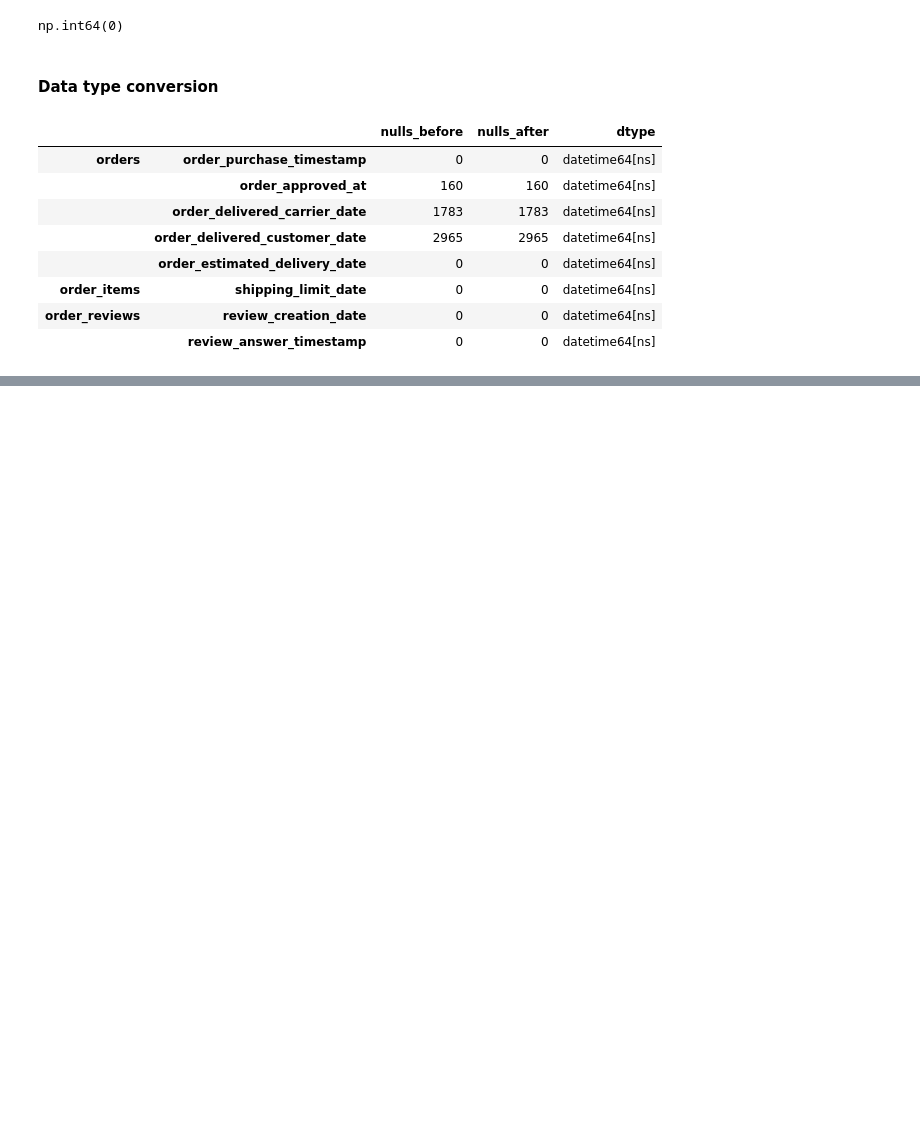
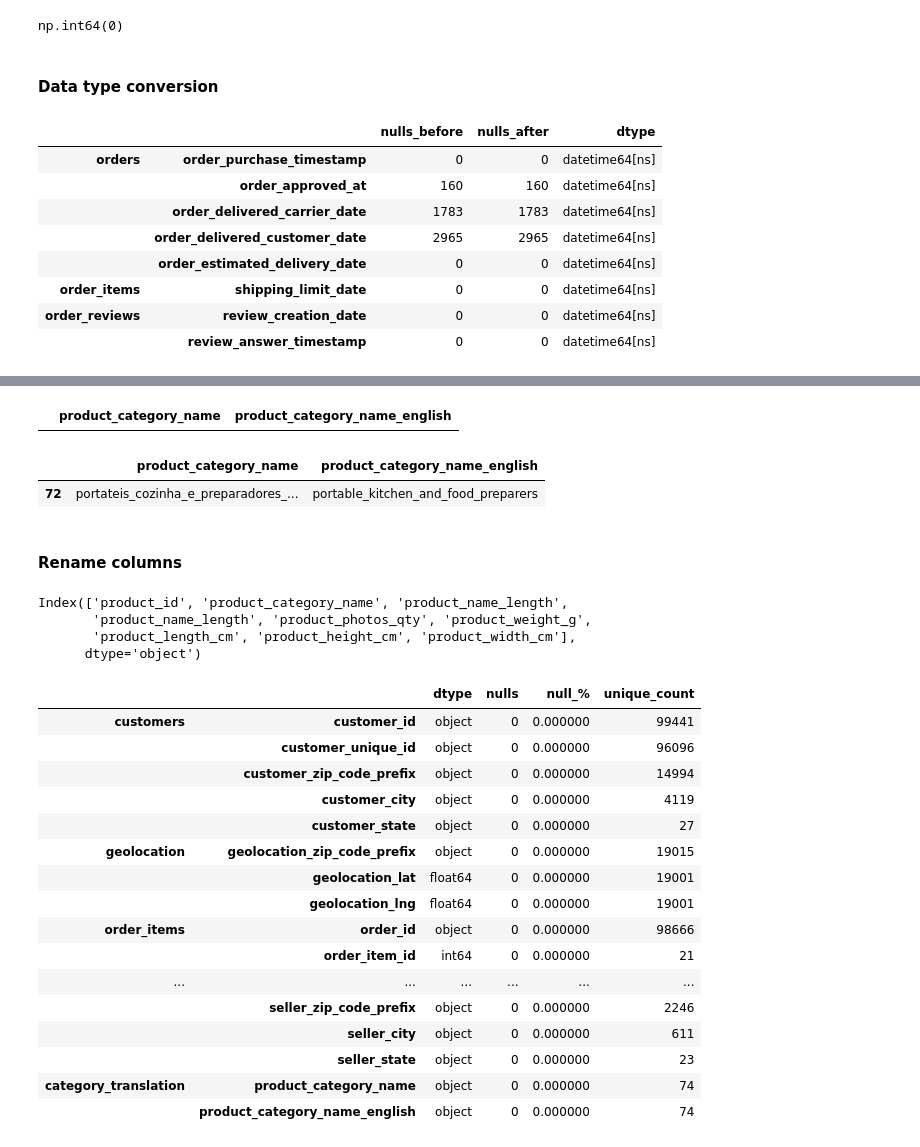
Before and after one commit to vishnu-kashyap-k/cart2insights, a Jupyter notebook: notebooks/03_data_cleaning.ipynb, the cells around one changed output, grey strips where cells are left out. Saved outputs shown, nothing was run; the diff lists cells and outputs as text; code cells hidden in the pictures; blank space fills up the shorter version.

```diff
--- a/notebooks/03_data_cleaning.ipynb
+++ b/notebooks/03_data_cleaning.ipynb
@@ -82,0 +143,9 @@ date_check
+# %%
+# convertinng the weights of 0 gms to nan so that it can be converted to median in next step
+import numpy as np
+products.loc[products['product_weight_g']<=0,'product_weight_g']=np.nan
+
+# filling the remaining columns with median as those columns contain outliers
+prod_nafill_cols=['product_weight_g','product_length_cm','product_height_cm','product_width_cm']
+for col in prod_nafill_cols:
+    products[col]=products[col].fillna(products[col].median())
@@ -82,0 +191,66 @@ date_check
+# %%
+# here we can see this category is missing
+category_translation.loc[category_translation['product_category_name']=='portateis_cozinha_e_preparadores_de_alimentos']
+# %% [output]
+|  | product_category_name | product_category_name_english |
+# %%
+new_rows = pd.DataFrame({'product_category_name':['pc_gamer','portateis_cozinha_e_preparadores_de_alimentos','unknown'],
+                         'product_category_name_english':['pc_gamer','portable_kitchen_and_food_preparers','unknown']})
+category_translation = pd.concat([category_translation, new_rows], ignore_index=True)
+# %%
+# after translation we can see this category
+category_translation.loc[category_translation['product_category_name']=='portateis_cozinha_e_preparadores_de_alimentos']
+# %% [output]
+|  | product_category_name | product_category_name_english |
+| 72 | portateis_cozinha_e_preparadores_... | portable_kitchen_and_food_preparers |
+# %% [markdown]
+#### Rename columns
+# %%
+# column names are renamed
+products.rename(columns={'product_name_lenght':'product_name_length','product_description_lenght':'product_name_length'},inplace=True)
+# %%
+products.columns
+# %% [output]
+Index(['product_id', 'product_category_name', 'product_name_length',
+       'product_name_length', 'product_photos_qty', 'product_weight_g',
+       'product_length_cm', 'product_height_cm', 'product_width_cm'],
+      dtype='object')
+# %%
+# making a dictionary of all the files to do certain operations combinely
+dfs={"customers":customers,
+     "geolocation":geolocation,
+     "order_items": order_items,
+     "order_payments": order_payments,
+     "order_reviews": order_reviews,
+     "orders": orders,
+     "products": products,
+     "sellers": sellers,
+     "category_translation": category_translation}
+# %%
+# same code copied to see after changes
+# A function is created to perform these operations, instead of repeating same code for all the tables.
+def column_info(df):
+    # all these results are converted to a dataframe for better visibility
+    info= pd.DataFrame({'dtype':df.dtypes, 'nulls':df.isnull().sum(), 'null_%':df.isnull().mean()*100, 'unique_count':df.nunique()})
+    return info
+# all the tables info are executed using the loop and combined using 'pd.concat'
+all_column_info= pd.concat({table_name:column_info(df) for table_name,df in dfs.items()})
+all_column_info
+# %% [output]
+|  |  | dtype | nulls | null_% | unique_count |
+| customers | customer_id | object | 0 | 0.000000 | 99441 |
+|  | customer_unique_id | object | 0 | 0.000000 | 96096 |
+|  | customer_zip_code_prefix | object | 0 | 0.000000 | 14994 |
+|  | customer_city | object | 0 | 0.000000 | 4119 |
+|  | customer_state | object | 0 | 0.000000 | 27 |
+| geolocation | geolocation_zip_code_prefix | object | 0 | 0.000000 | 19015 |
+|  | geolocation_lat | float64 | 0 | 0.000000 | 19001 |
+|  | geolocation_lng | float64 | 0 | 0.000000 | 19001 |
+| order_items | order_id | object | 0 | 0.000000 | 98666 |
+|  | order_item_id | int64 | 0 | 0.000000 | 21 |
+| ... | ... | ... | ... | ... | ... |
+|  | seller_zip_code_prefix | object | 0 | 0.000000 | 2246 |
+|  | seller_city | object | 0 | 0.000000 | 611 |
+|  | seller_state | object | 0 | 0.000000 | 23 |
+| category_translation | product_category_name | object | 0 | 0.000000 | 74 |
+|  | product_category_name_english | object | 0 | 0.000000 | 74 |
```
Also changed, not shown: parts of 10 cells of this notebook.
